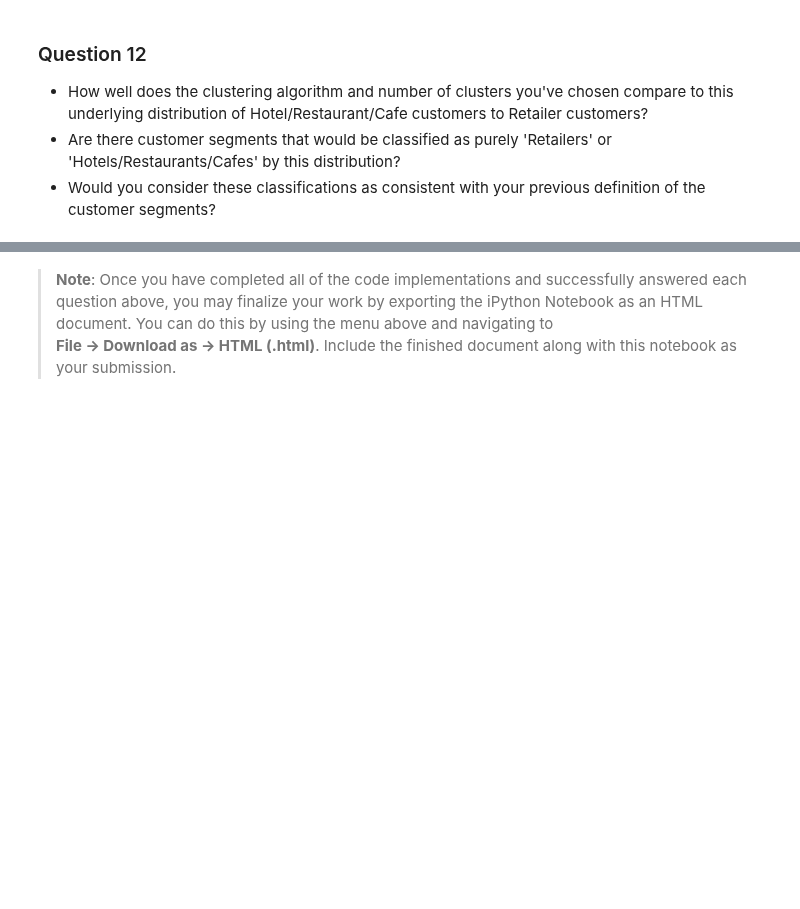
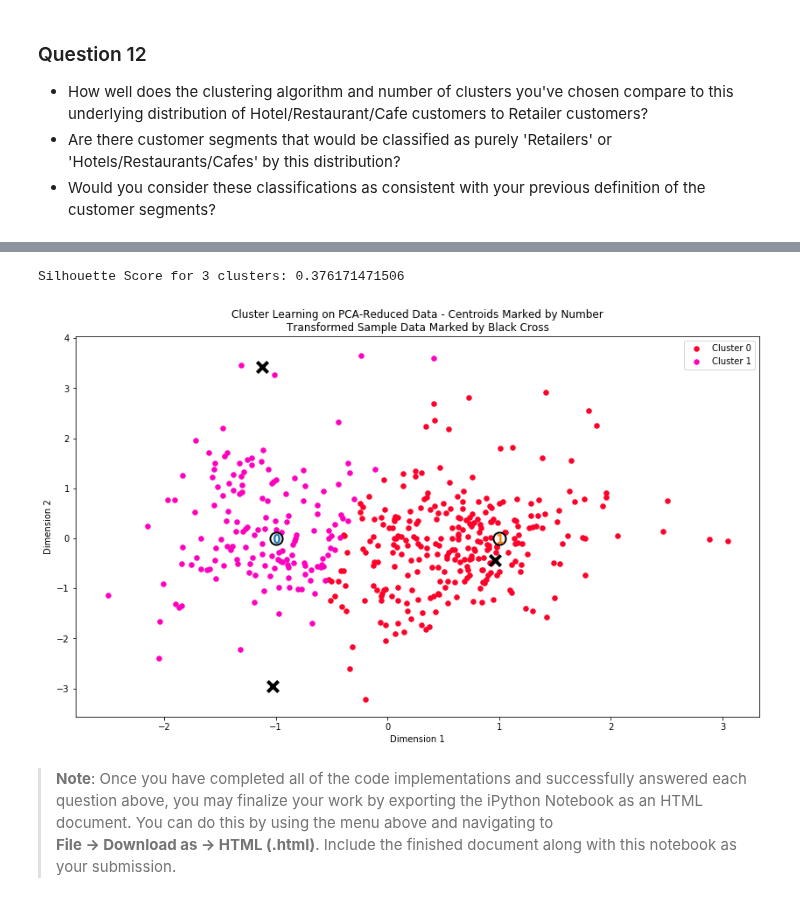
Before and after one commit to shabububu/machine-learning, a Jupyter notebook: projects/customer_segments/customer_segments.ipynb, the cells around one changed output, grey strips where cells are left out. Drawn from its saved outputs; the diff is of its cells as text; code cells hidden in the pictures; blank space fills up the shorter version.

```diff
--- a/projects/customer_segments/customer_segments.ipynb
+++ b/projects/customer_segments/customer_segments.ipynb
@@ -831,3 +897,19 @@ TODO
+# %%
+# Trying out using GMM without cluster centers.
+
+from sklearn.mixture import GaussianMixture
+clusterer = GaussianMixture(n_components=2, random_state=42)
+clusterer.fit(reduced_data)
+preds = clusterer.predict(reduced_data)
+#centers = clusterer.cluster_centers_
+centers_dummy = [[-1,0],[1,0]] # What's the center for a GMM?
+score = silhouette_score(reduced_data, preds)
+print("Silhouette Score for {} clusters: {}".format(num_clusters, score))
+vs.cluster_results(reduced_data, preds, centers_dummy, pca_samples)
+#print(preds)
+# %% [output]
+Silhouette Score for 3 clusters: 0.376171471506
+[figure, added]
 # %% [markdown]
 > **Note**: Once you have completed all of the code implementations and successfully answered each question above, you may finalize your work by exporting the iPython Notebook as an HTML document. You can do this by using the menu above and navigating to
 **File -> Download as -> HTML (.html)**. Include the finished document along with this notebook as your submission.
```
Also changed, not shown: parts of 22 cells of this notebook, 2 other files.
